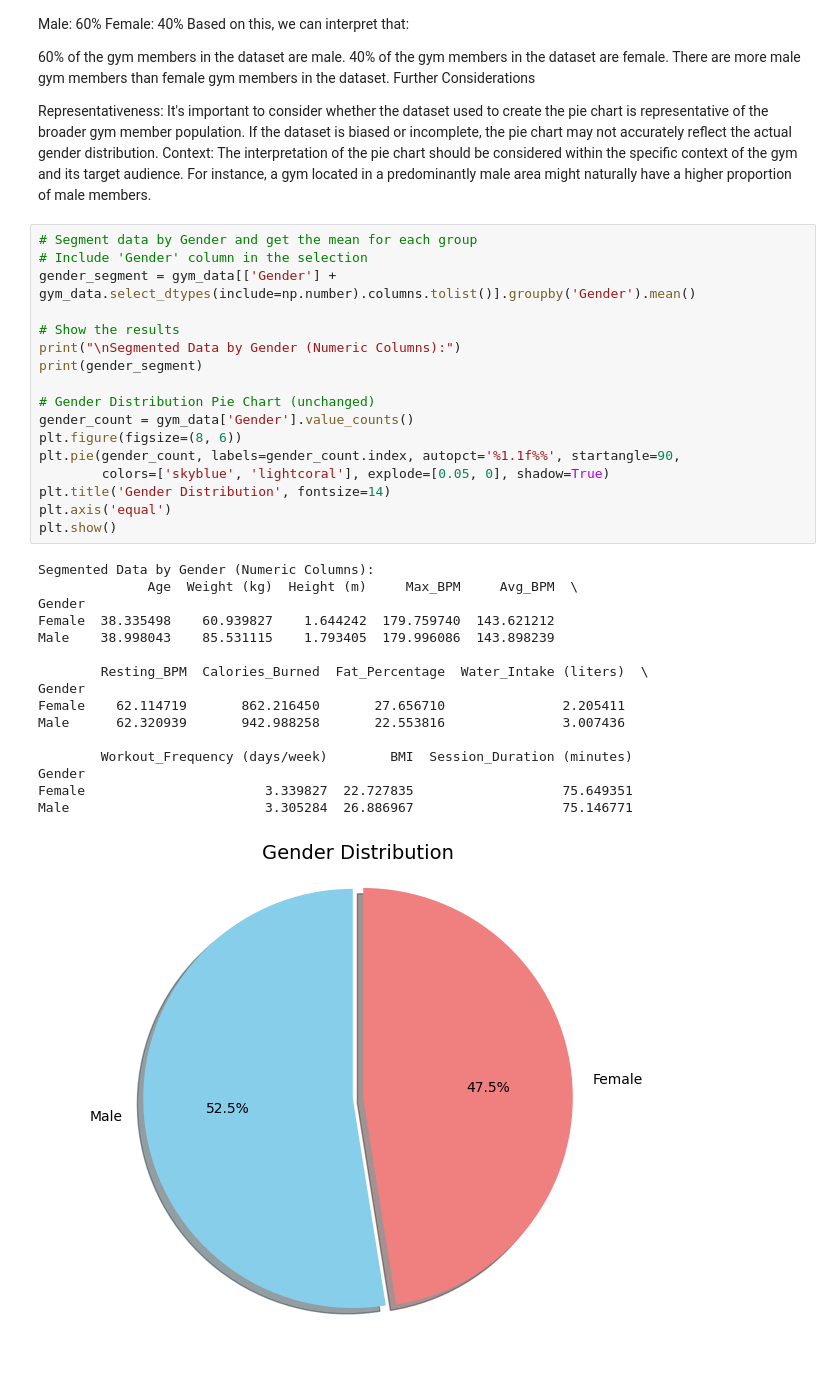
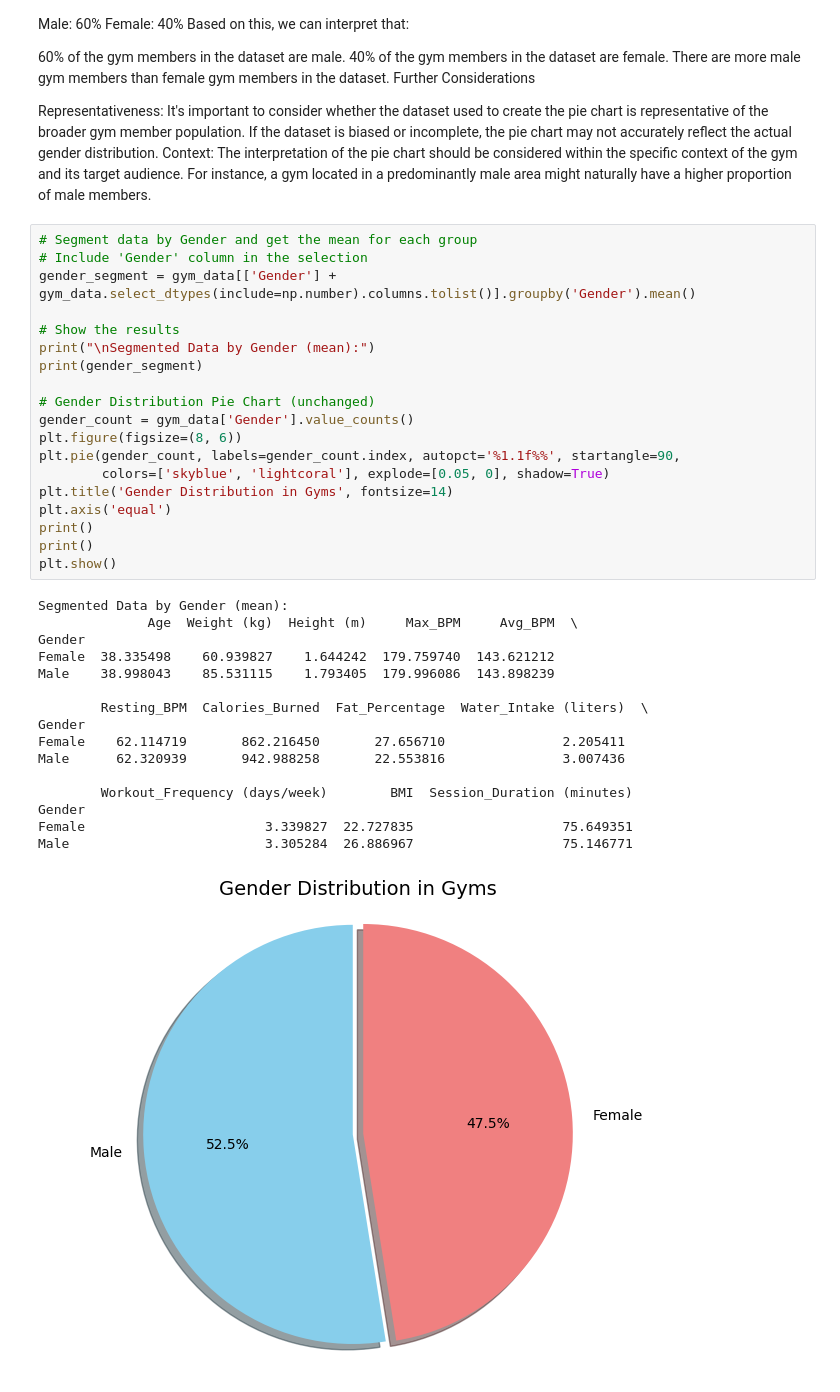
Before and after one commit to RokoSkugor/DA_project, a Jupyter notebook: DataAnalysis_Project.ipynb, the cells around one changed output. Saved outputs shown, nothing was run; the diff lists cells and outputs as text.

```diff
--- a/DataAnalysis_Project.ipynb
+++ b/DataAnalysis_Project.ipynb
@@ -399,34 +399,36 @@ Context: The interpretation of the pie chart should be considered within the spe
 # %%
 # Segment data by Gender and get the mean for each group
 # Include 'Gender' column in the selection
 gender_segment = gym_data[['Gender'] + gym_data.select_dtypes(include=np.number).columns.tolist()].groupby('Gender').mean()
 
 # Show the results
-print("\nSegmented Data by Gender (Numeric Columns):")
+print("\nSegmented Data by Gender (mean):")
 print(gender_segment)
 
 # Gender Distribution Pie Chart (unchanged)
 gender_count = gym_data['Gender'].value_counts()
 plt.figure(figsize=(8, 6))
 plt.pie(gender_count, labels=gender_count.index, autopct='%1.1f%%', startangle=90,
         colors=['skyblue', 'lightcoral'], explode=[0.05, 0], shadow=True)
-plt.title('Gender Distribution', fontsize=14)
+plt.title('Gender Distribution in Gyms', fontsize=14)
 plt.axis('equal')
+print()
+print()
 plt.show()
 # %% [output]
-Segmented Data by Gender (Numeric Columns):
+Segmented Data by Gender (mean):
               Age  Weight (kg)  Height (m)     Max_BPM     Avg_BPM  \
 Gender
 Female  38.335498    60.939827    1.644242  179.759740  143.621212
 Male    38.998043    85.531115    1.793405  179.996086  143.898239
 
         Resting_BPM  Calories_Burned  Fat_Percentage  Water_Intake (liters)  \
 Gender
 Female    62.114719       862.216450       27.656710               2.205411
 Male      62.320939       942.988258       22.553816               3.007436
 
         Workout_Frequency (days/week)        BMI  Session_Duration (minutes)
 Gender
 Female                       3.339827  22.727835                   75.649351
 Male                         3.305284  26.886967                   75.146771
-[figure, old version]
+[figure, new version]
```
Also changed, not shown: parts of 14 cells of this notebook.
